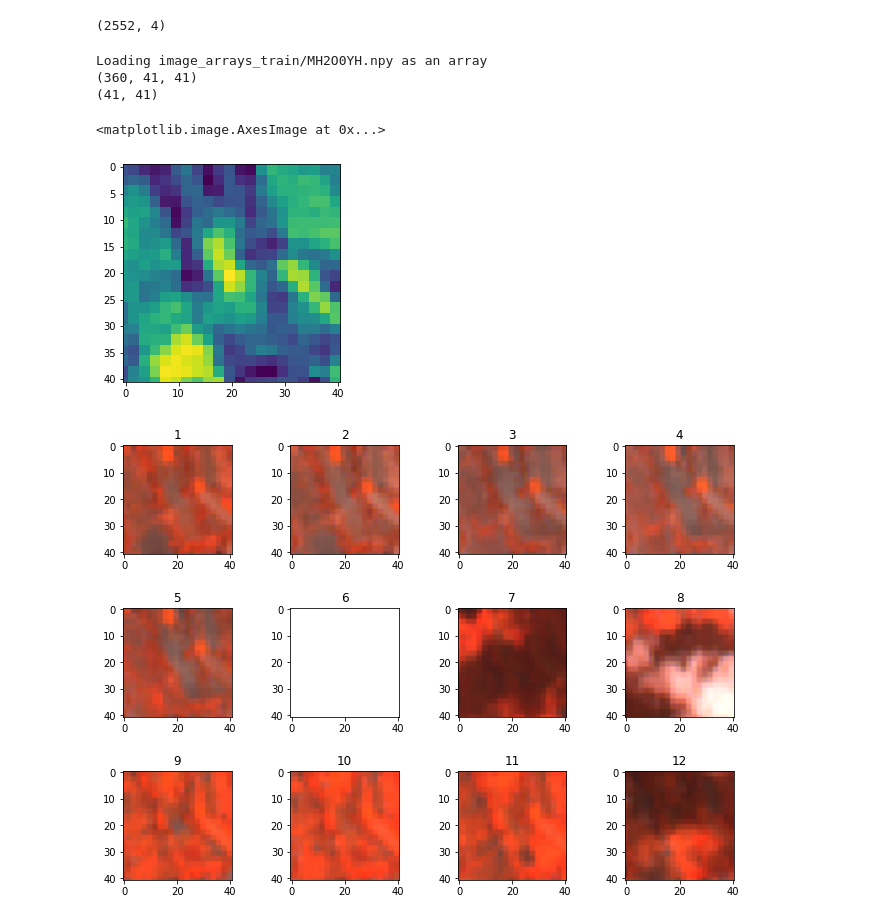
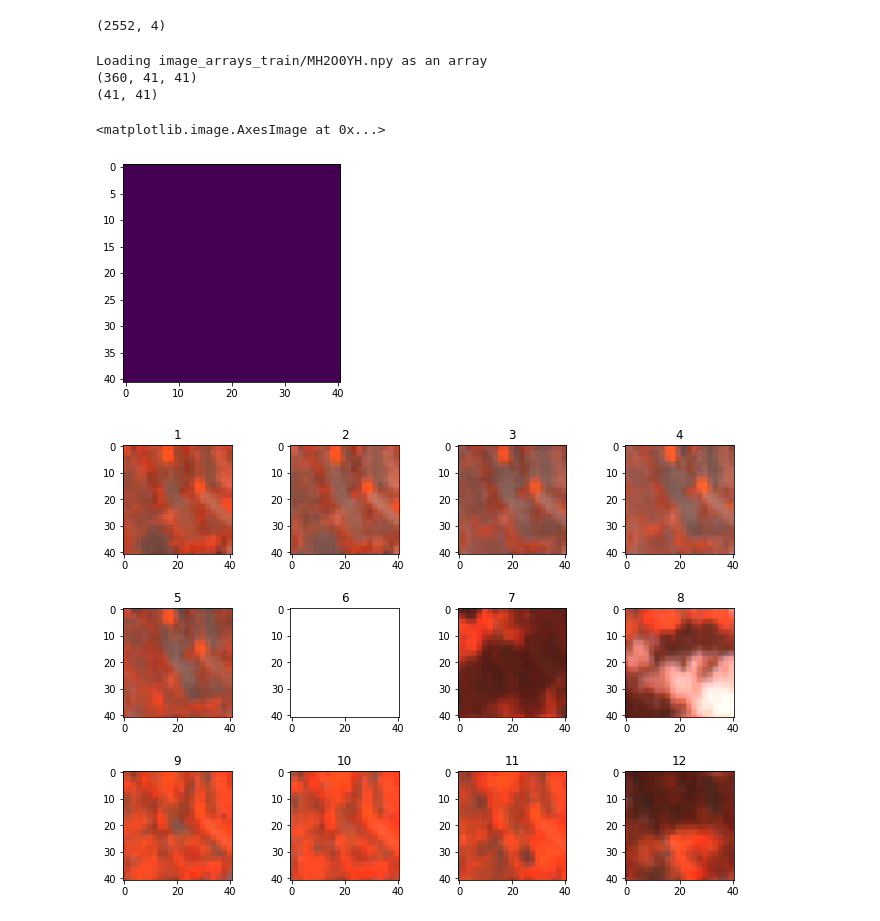
Before and after one commit to sam-ghala/CoRNN, a Jupyter notebook: data/Starter_Notebook_CGIAR_Yield_Estimation.ipynb, the cells around one changed output. Drawn from its saved outputs; the diff is of its cells as text; code cells hidden in the pictures.

```diff
--- a/data/Starter_Notebook_CGIAR_Yield_Estimation.ipynb
+++ b/data/Starter_Notebook_CGIAR_Yield_Estimation.ipynb
@@ -70,29 +70,29 @@ print(train.shape)
 # %%
 # Look at a sample:
 # get a random sample from the dataset
 #fid = train['Field_ID'].sample().values[0]
 fid = train['Field_ID'].values[0]
 fn = f'image_arrays_train/{fid}.npy' # File name based on Field_ID
 print(f'Loading {fn} as an array')
 
 # load the randomly sampled datapoint image
 arr = np.load(fn) # Loading the data with numpy
 print(arr.shape)
 #print('Array shape:', arr.shape) # 360 bands, images 40 or 41px a side
 #rgb_jan = np.stack([arr[4], arr[3], arr[2]], axis=-1) # Combine three bands for viewing
-rgb_jan = arr[12]
+rgb_jan = arr[359]
 print(rgb_jan.shape)
 max_val = np.max(rgb_jan)
 if max_val == 0:
     max_val = 1
 rgb_jan = rgb_jan / max_val # Scale band values to (0, 1) for easy image display
 plt.imshow(rgb_jan) # View with matplotlib
 # %% [output]
 Loading image_arrays_train/MH2O0YH.npy as an array
 (360, 41, 41)
 (41, 41)
 <matplotlib.image.AxesImage at 0x...>
-[figure, old version]
+[figure, new version]
 # %%
 # View false colour images from each month in the year:
 fig, axs = plt.subplots(3, 4, figsize=(12, 8), facecolor='w', edgecolor='k')
```
Also changed, not shown: parts of 38 cells of this notebook.
